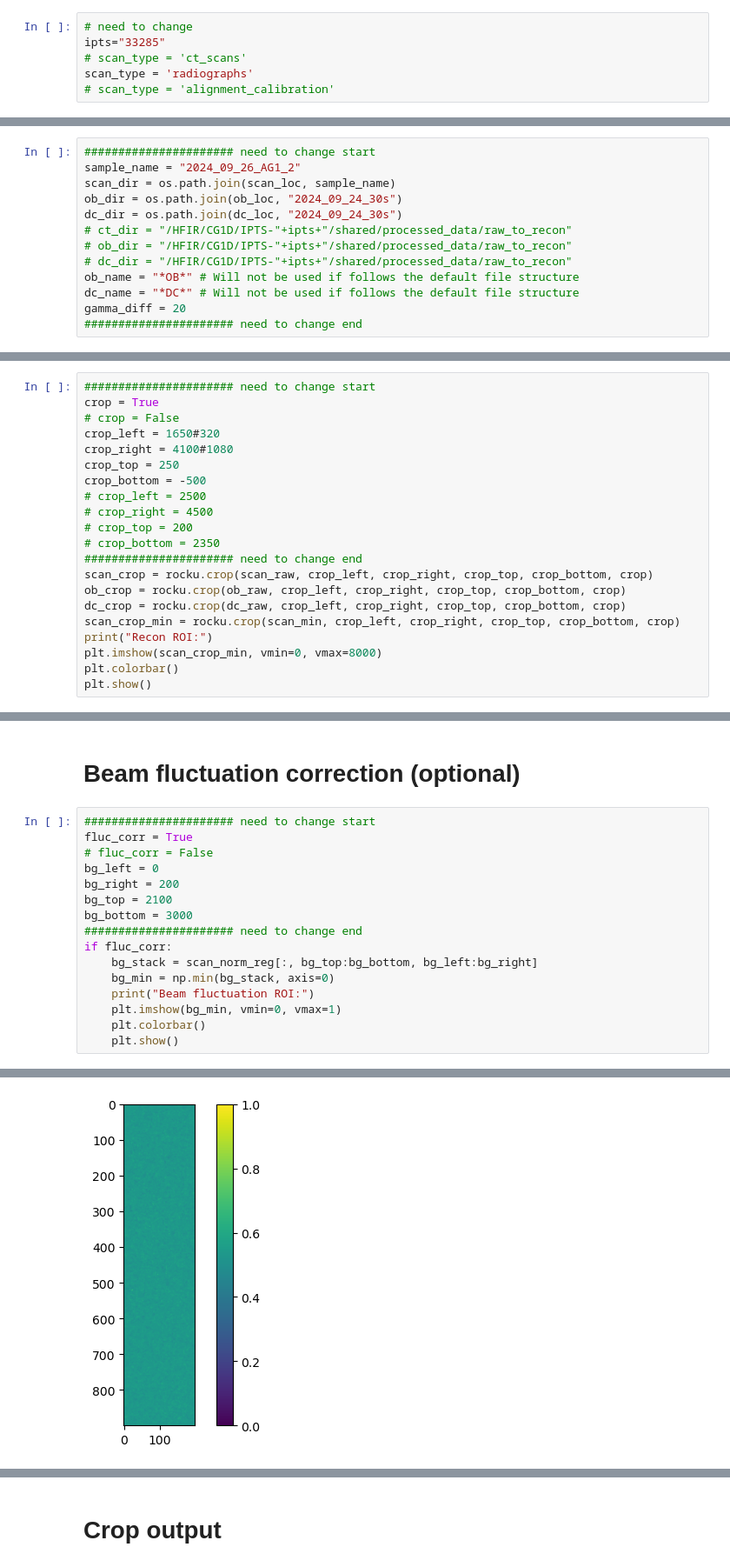
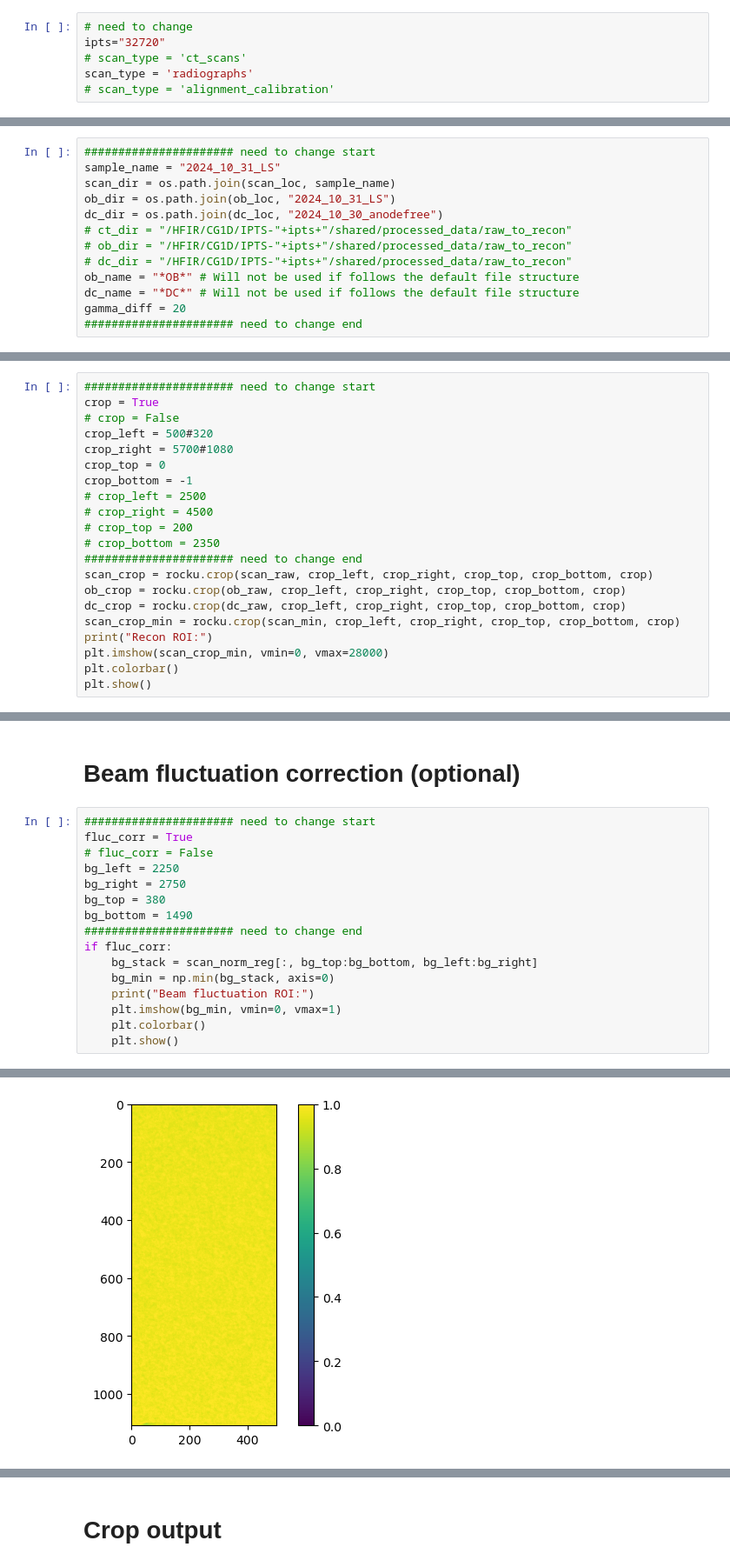
Before and after one commit to zhangy6x/research_stuff, a Jupyter notebook: jupyter_notebooks/norm_recon/sub_normalization.ipynb, the cells around one changed output, grey strips where cells are left out. Shown at 87% size. Drawn from its saved outputs; the diff is of its cells as text.

```diff
--- a/jupyter_notebooks/norm_recon/sub_normalization.ipynb
+++ b/jupyter_notebooks/norm_recon/sub_normalization.ipynb
@@ -18,7 +18,7 @@ print("CPU cores:", ncore)
 CPU cores: 64
 # %%
 # need to change
-ipts="33285"
+ipts="32720"
 # scan_type = 'ct_scans'
 scan_type = 'radiographs'
 # scan_type = 'alignment_calibration'
@@ -44,9 +45,9 @@ sorted(os.listdir(dc_loc))
 # %%
 ###################### need to change start
-sample_name = "2024_09_26_AG1_2"
+sample_name = "2024_10_31_LS"
 scan_dir = os.path.join(scan_loc, sample_name)
-ob_dir = os.path.join(ob_loc, "2024_09_24_30s")
-dc_dir = os.path.join(dc_loc, "2024_09_24_30s")
+ob_dir = os.path.join(ob_loc, "2024_10_31_LS")
+dc_dir = os.path.join(dc_loc, "2024_10_30_anodefree")
 # ct_dir = "/HFIR/CG1D/IPTS-"+ipts+"/shared/processed_data/raw_to_recon"
 # ob_dir = "/HFIR/CG1D/IPTS-"+ipts+"/shared/processed_data/raw_to_recon"
 # dc_dir = "/HFIR/CG1D/IPTS-"+ipts+"/shared/processed_data/raw_to_recon"
@@ -195,10 +178,10 @@ plt.show()
 ###################### need to change start
 crop = True
 # crop = False
-crop_left = 1650#320
-crop_right = 4100#1080
-crop_top = 250
-crop_bottom = -500
+crop_left = 500#320
+crop_right = 5700#1080
+crop_top = 0
+crop_bottom = -1
 # crop_left = 2500
 # crop_right = 4500
 # crop_top = 200
@@ -209,7 +192,7 @@ ob_crop = rocku.crop(ob_raw, crop_left, crop_right, crop_top, crop_bottom, crop)
 dc_crop = rocku.crop(dc_raw, crop_left, crop_right, crop_top, crop_bottom, crop)
 scan_crop_min = rocku.crop(scan_min, crop_left, crop_right, crop_top, crop_bottom, crop)
 print("Recon ROI:")
-plt.imshow(scan_crop_min, vmin=0, vmax=8000)
+plt.imshow(scan_crop_min, vmin=0, vmax=28000)
 plt.colorbar()
 plt.show()
 # %% [output]
@@ -334,22 +317,22 @@ else:
 # %%
 ###################### need to change start
 fluc_corr = True
 # fluc_corr = False
-bg_left = 0
-bg_right = 200
-bg_top = 2100
-bg_bottom = 3000
+bg_left = 2250
+bg_right = 2750
+bg_top = 380
+bg_bottom = 1490
 ###################### need to change end
 if fluc_corr:
     bg_stack = scan_norm_reg[:, bg_top:bg_bottom, bg_left:bg_right]
     bg_min = np.min(bg_stack, axis=0)
     print("Beam fluctuation ROI:")
     plt.imshow(bg_min, vmin=0, vmax=1)
     plt.colorbar()
     plt.show()
 # %% [output]
 Beam fluctuation ROI:
-[figure, old version]
+[figure, new version]
 # %%
 if fluc_corr:
     t0 = timeit.default_timer()
```
Also changed, not shown: parts of 18 cells of this notebook, 11 other files.
